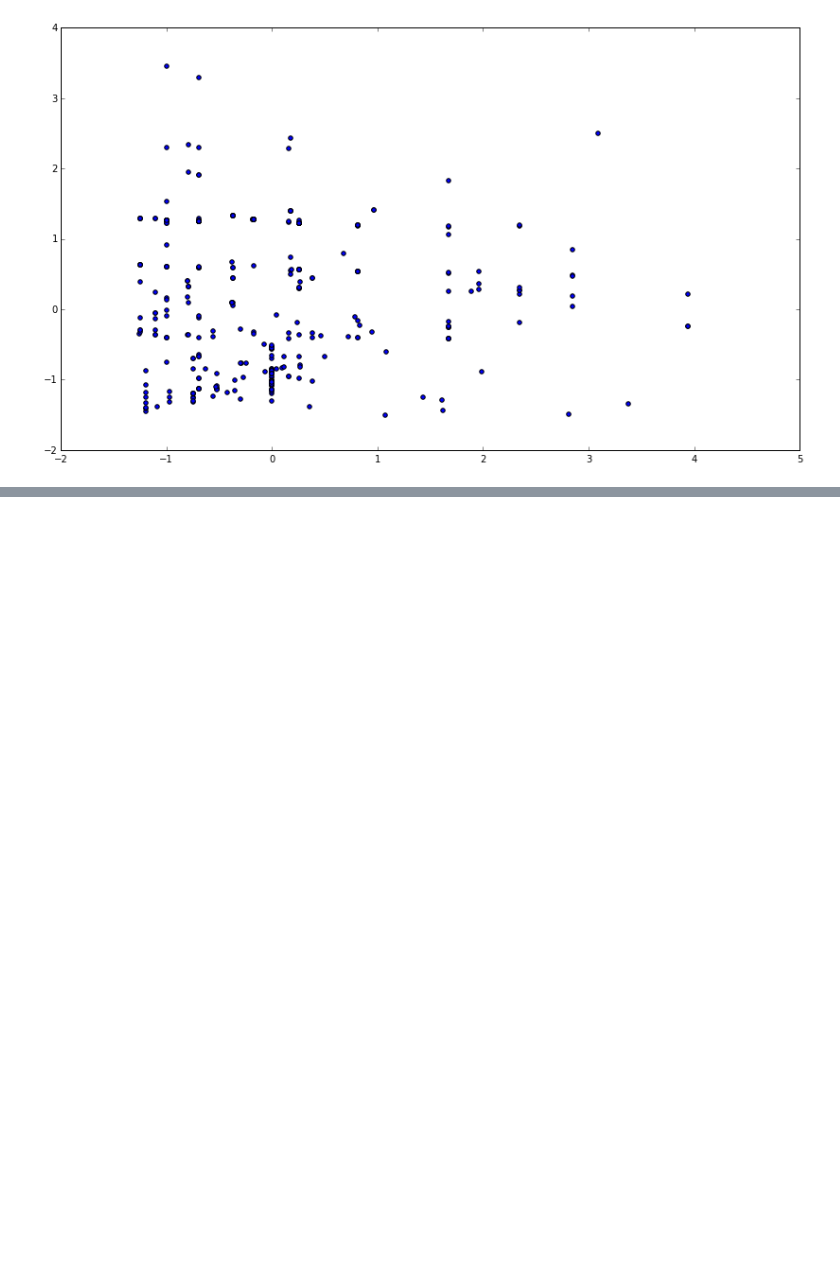
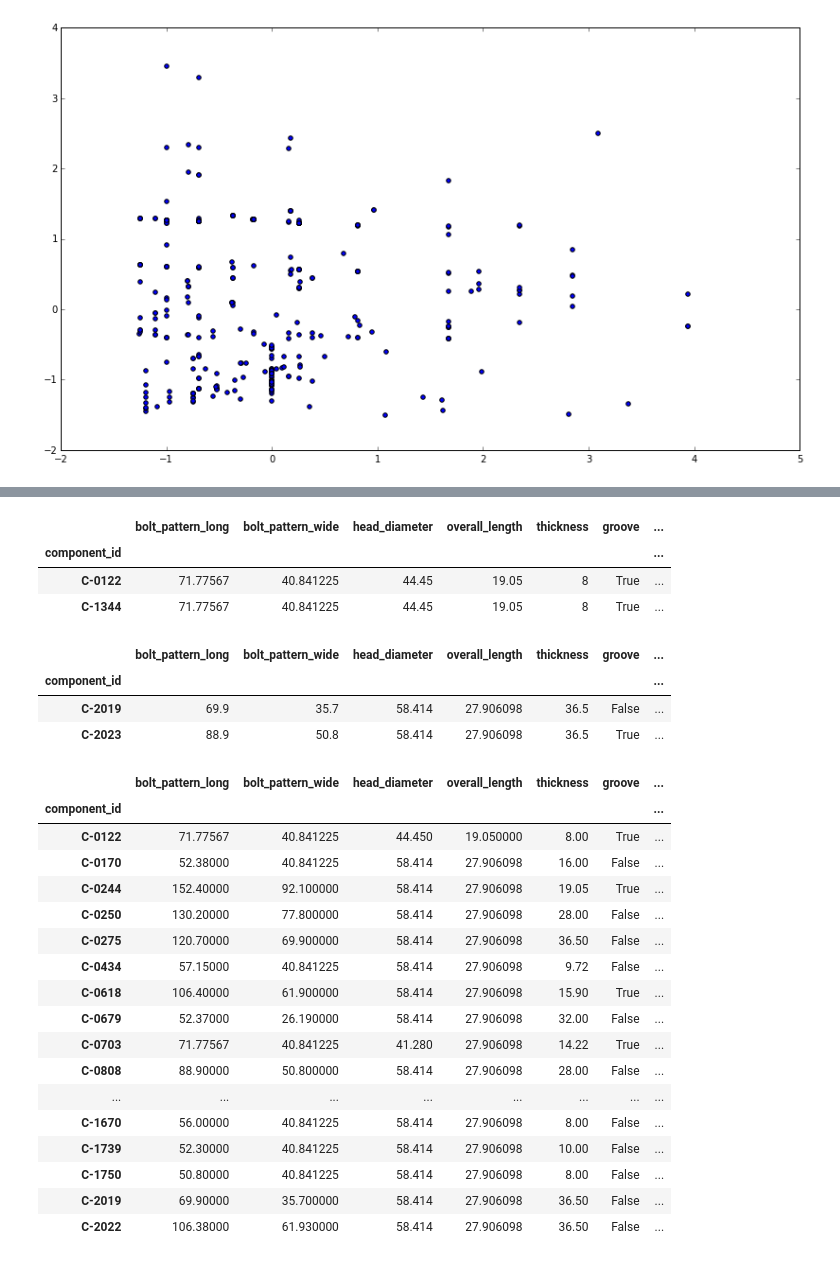
Before and after one commit to cberzan/kaggle-caterpillar, a Jupyter notebook: caterpillar-tube-pricing/straight_cluster.ipynb, the cells around one changed output, grey strips where cells are left out. Saved outputs shown, nothing was run; the diff lists cells and outputs as text; code cells hidden in the pictures; blank space fills up the shorter version.

```diff
--- a/caterpillar-tube-pricing/straight_cluster.ipynb
+++ b/caterpillar-tube-pricing/straight_cluster.ipynb
@@ -193,0 +270,39 @@ scatter(pts[:, 0], pts[:, 1])
+# %%
+# A good substitute:
+cids = ['C-0122', 'C-1344']
+straight[straight.index.isin(cids)]
+# %% [output]
+|  | bolt_pattern_long | bolt_pattern_wide | head_diameter | overall_length | thickness | groove | ... |
+| component_id |  |  |  |  |  |  | ... |
+| C-0122 | 71.77567 | 40.841225 | 44.45 | 19.05 | 8 | True | ... |
+| C-1344 | 71.77567 | 40.841225 | 44.45 | 19.05 | 8 | True | ... |
+# %%
+# A crappy substitute:
+cids = ['C-2023', 'C-2019']
+straight[straight.index.isin(cids)]
+# %% [output]
+|  | bolt_pattern_long | bolt_pattern_wide | head_diameter | overall_length | thickness | groove | ... |
+| component_id |  |  |  |  |  |  | ... |
+| C-2019 | 69.9 | 35.7 | 58.414 | 27.906098 | 36.5 | False | ... |
+| C-2023 | 88.9 | 50.8 | 58.414 | 27.906098 | 36.5 | True | ... |
+# %%
+straight[straight.index.isin(freq_cids)]
+# %% [output]
+|  | bolt_pattern_long | bolt_pattern_wide | head_diameter | overall_length | thickness | groove | ... |
+| component_id |  |  |  |  |  |  | ... |
+| C-0122 | 71.77567 | 40.841225 | 44.450 | 19.050000 | 8.00 | True | ... |
+| C-0170 | 52.38000 | 40.841225 | 58.414 | 27.906098 | 16.00 | False | ... |
+| C-0244 | 152.40000 | 92.100000 | 58.414 | 27.906098 | 19.05 | True | ... |
+| C-0250 | 130.20000 | 77.800000 | 58.414 | 27.906098 | 28.00 | False | ... |
+| C-0275 | 120.70000 | 69.900000 | 58.414 | 27.906098 | 36.50 | False | ... |
+| C-0434 | 57.15000 | 40.841225 | 58.414 | 27.906098 | 9.72 | False | ... |
+| C-0618 | 106.40000 | 61.900000 | 58.414 | 27.906098 | 15.90 | True | ... |
+| C-0679 | 52.37000 | 26.190000 | 58.414 | 27.906098 | 32.00 | False | ... |
+| C-0703 | 71.77567 | 40.841225 | 41.280 | 27.906098 | 14.22 | True | ... |
+| C-0808 | 88.90000 | 50.800000 | 58.414 | 27.906098 | 28.00 | False | ... |
+| ... | ... | ... | ... | ... | ... | ... | ... |
+| C-1670 | 56.00000 | 40.841225 | 58.414 | 27.906098 | 8.00 | False | ... |
+| C-1739 | 52.30000 | 40.841225 | 58.414 | 27.906098 | 10.00 | False | ... |
+| C-1750 | 50.80000 | 40.841225 | 58.414 | 27.906098 | 8.00 | False | ... |
+| C-2019 | 69.90000 | 35.700000 | 58.414 | 27.906098 | 36.50 | False | ... |
+| C-2022 | 106.38000 | 61.930000 | 58.414 | 27.906098 | 36.50 | False | ... |
```
Also changed, not shown: parts of 9 cells of this notebook, 2 other files.
